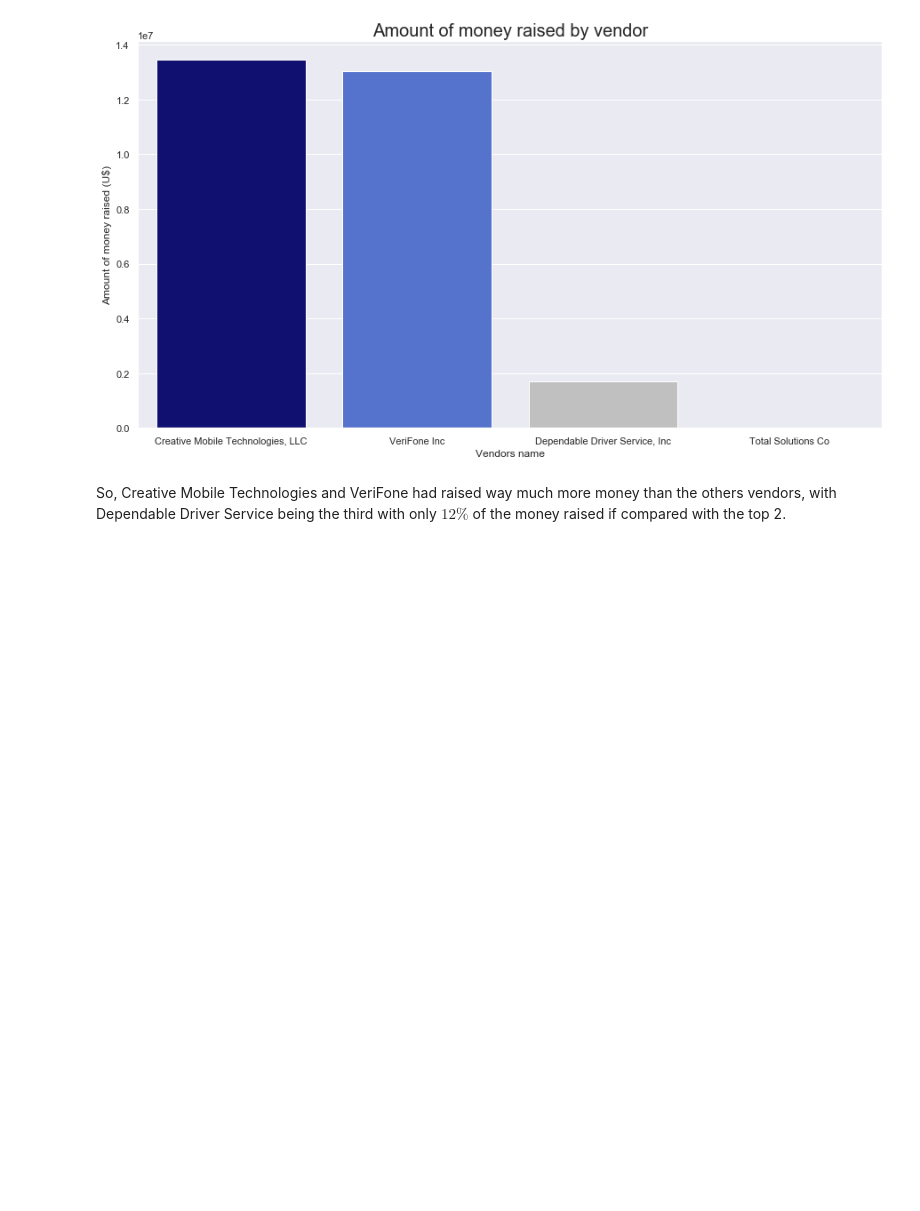
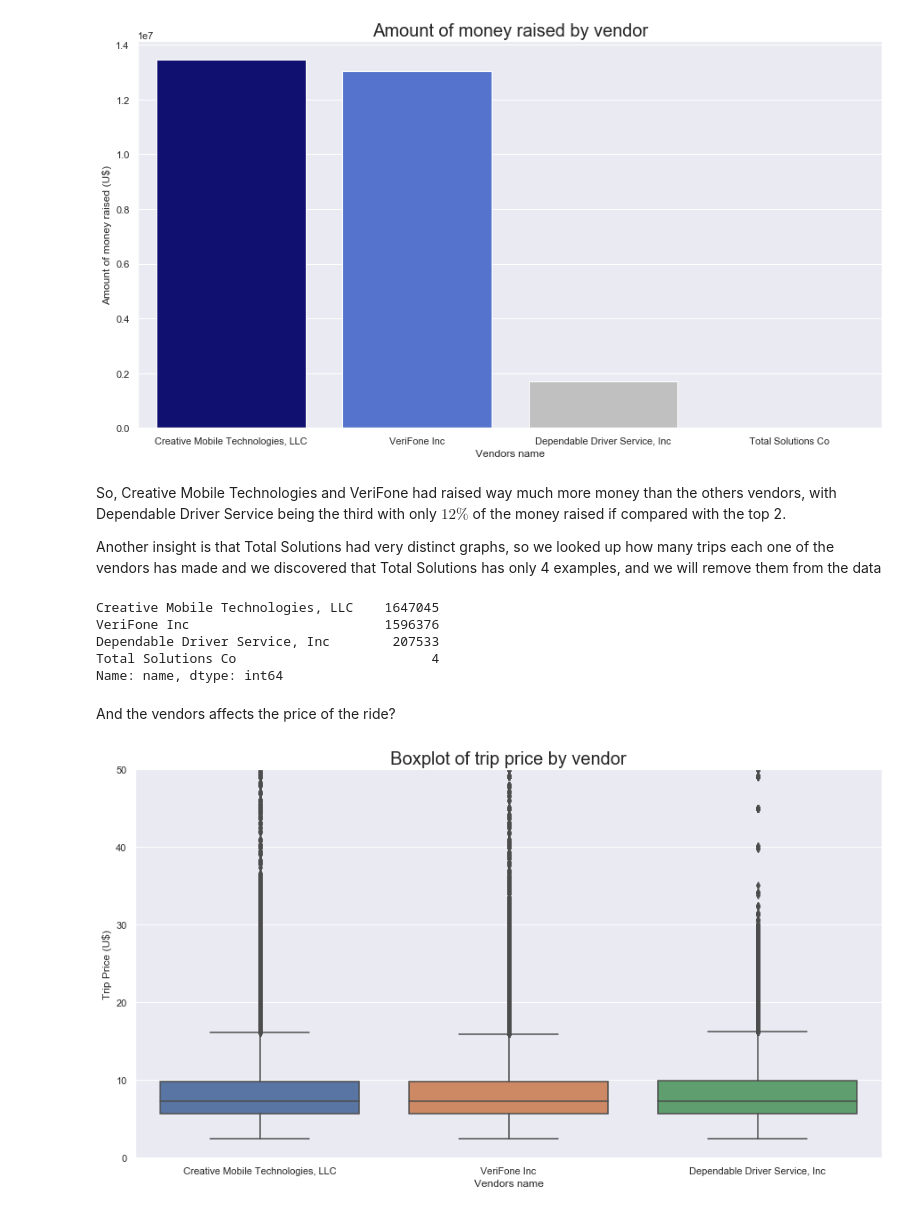
Before and after one commit to debortolithullio/NYC-Taxi-Trips, a Jupyter notebook: Analysis.ipynb, the cells around one changed output. Saved outputs shown, nothing was run; the diff lists cells and outputs as text; code cells hidden in the pictures; blank space fills up the shorter version.

```diff
--- a/Analysis.ipynb
+++ b/Analysis.ipynb
@@ -298,3 +301,28 @@ ax.set_xlabel('Vendors name');
 [figure]
 # %% [markdown]
 So, Creative Mobile Technologies and VeriFone had raised way much more money than the others vendors, with Dependable Driver Service being the third with only $12\%$ of the money raised if compared with the top 2.
+
+Another insight is that Total Solutions had very distinct graphs, so we looked up how many trips each one of the vendors has made and we discovered that Total Solutions has only 4 examples, and we will remove them from the data
+# %%
+df.name.value_counts()
+# %% [output]
+Creative Mobile Technologies, LLC    1647045
+VeriFone Inc                         1596376
+Dependable Driver Service, Inc        207533
+Total Solutions Co                         4
+Name: name, dtype: int64
+# %%
+df = df[df.name != "Total Solutions Co"]
+# %% [markdown]
+And the vendors affects the price of the ride?
+# %%
+df_plot = df[['total_amount', 'name']]
+sns.boxplot(x="name", y="total_amount", data=df_plot);
+
+ax = plt.gca()
+ax.set_title('Boxplot of trip price by vendor', fontsize = 20);
+ax.set_ylabel('Trip Price (U$)');
+ax.set_ylim(0,50);
+ax.set_xlabel('Vendors name');
+# %% [output]
+[figure, added]
```
Also changed, not shown: parts of 33 cells of this notebook.
